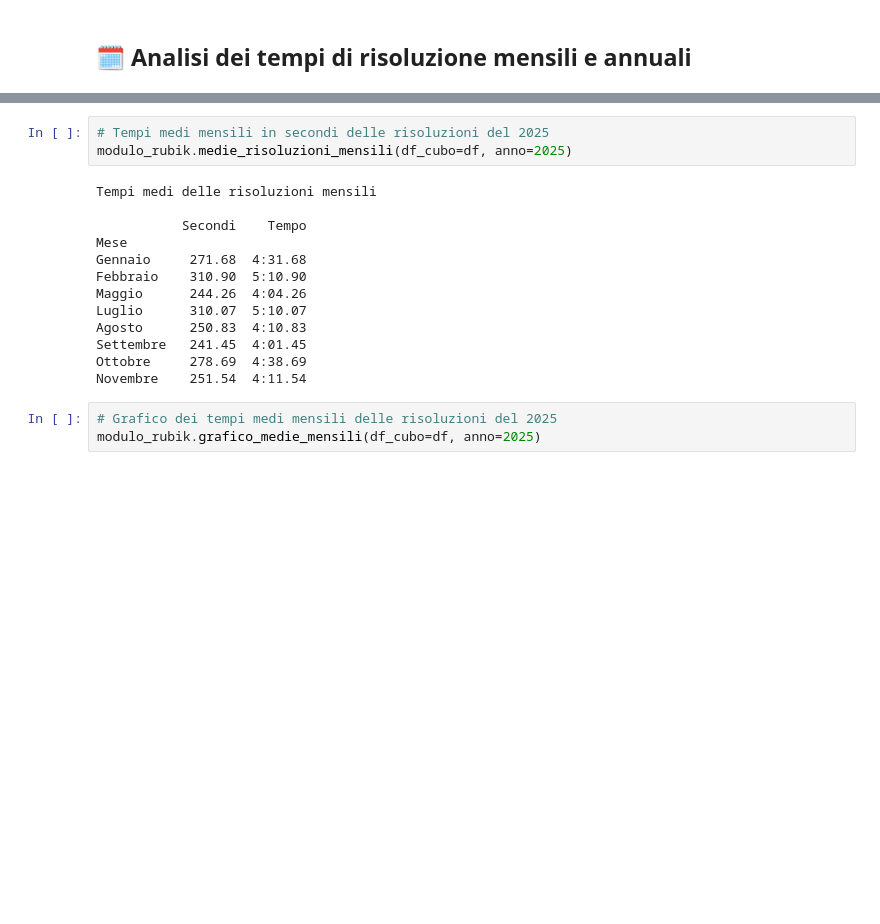
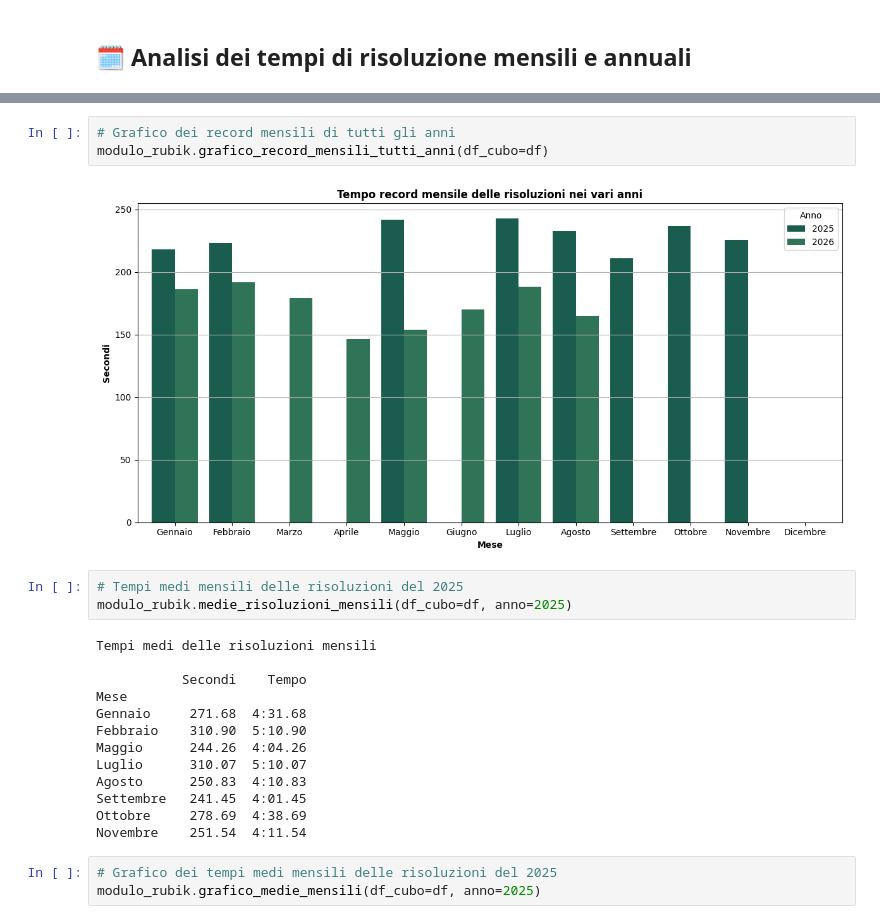
Before and after one commit to gl-alaimo/Timer_cubo_di_Rubik, a Jupyter notebook: scripts_e_notebook/notebook_cubo_4x4x4.ipynb, the cells around one changed output, grey strips where cells are left out. Drawn from its saved outputs; the diff is of its cells as text; blank space fills up the shorter version.

```diff
--- a/scripts_e_notebook/notebook_cubo_4x4x4.ipynb
+++ b/scripts_e_notebook/notebook_cubo_4x4x4.ipynb
@@ -119,5 +141,10 @@ modulo_rubik.grafico_record_mensili(df_cubo=df, anno=2026)
+# %%
+# Grafico dei record mensili di tutti gli anni
+modulo_rubik.grafico_record_mensili_tutti_anni(df_cubo=df)
+# %% [output]
+[figure, added]
 # %%
-# Tempi medi mensili in secondi delle risoluzioni del 2025
+# Tempi medi mensili delle risoluzioni del 2025
 modulo_rubik.medie_risoluzioni_mensili(df_cubo=df, anno=2025)
 # %% [output]
 Tempi medi delle risoluzioni mensili
```
Also changed, not shown: parts of 15 cells of this notebook, 10 other files.
